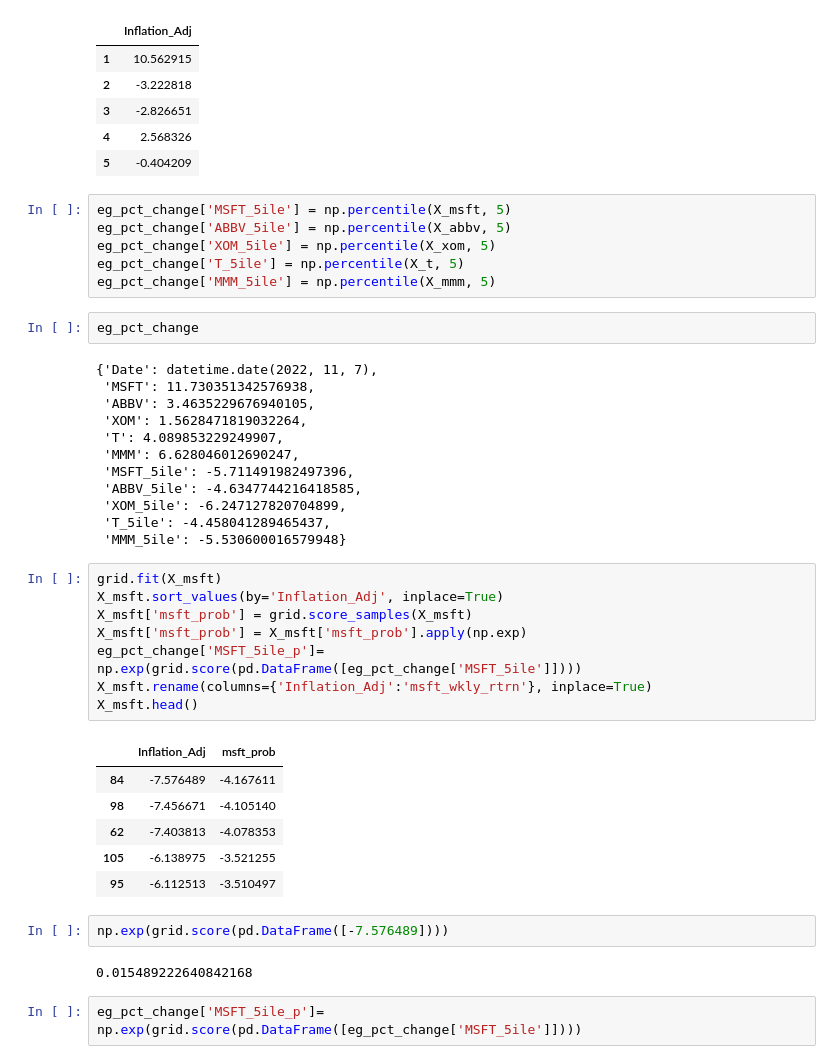
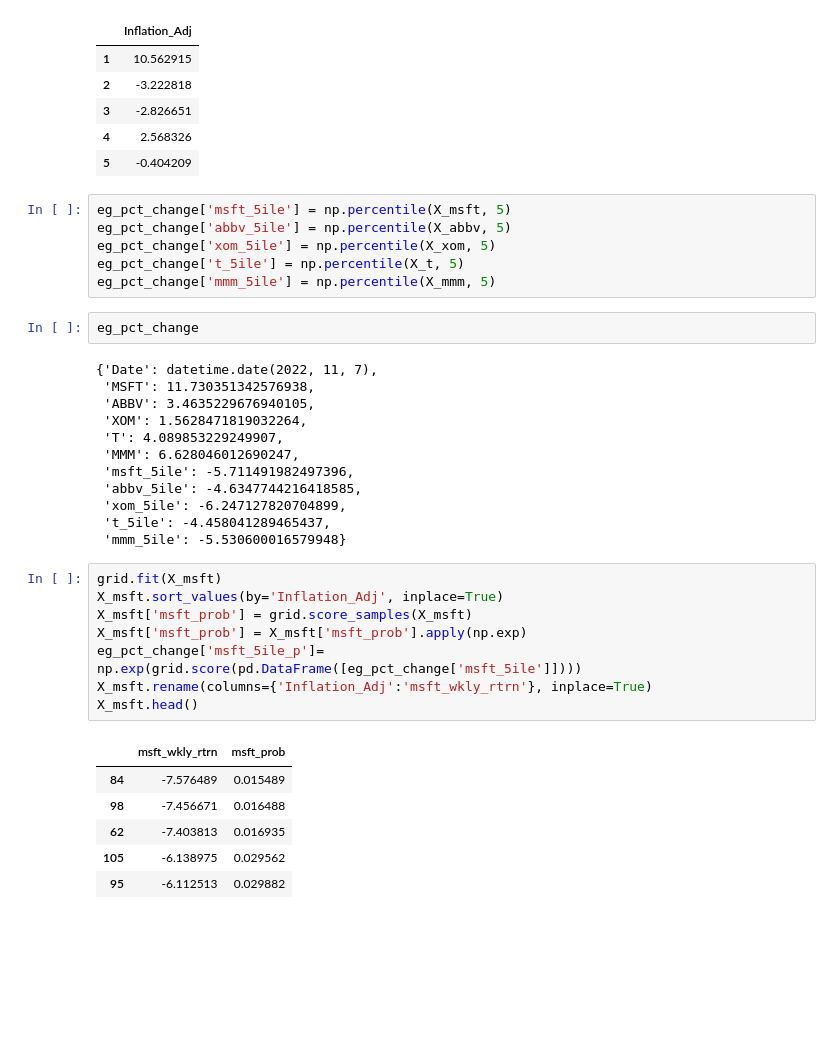
Before and after one commit to dtilley/quantitative_finance_toolkit, a Jupyter notebook: dollar_cost_averaging_with_adaptive_price_drop.ipynb, the cells around one changed output. Drawn from its saved outputs; the diff is of its cells as text; blank space fills up the shorter version.

```diff
--- a/dollar_cost_averaging_with_adaptive_price_drop.ipynb
+++ b/dollar_cost_averaging_with_adaptive_price_drop.ipynb
@@ -419,11 +435,11 @@ X_msft.head()
 | 4 | 2.568326 |
 | 5 | -0.404209 |
 # %%
-eg_pct_change['MSFT_5ile'] = np.percentile(X_msft, 5)
-eg_pct_change['ABBV_5ile'] = np.percentile(X_abbv, 5)
-eg_pct_change['XOM_5ile'] = np.percentile(X_xom, 5)
-eg_pct_change['T_5ile'] = np.percentile(X_t, 5)
-eg_pct_change['MMM_5ile'] = np.percentile(X_mmm, 5)
+eg_pct_change['msft_5ile'] = np.percentile(X_msft, 5)
+eg_pct_change['abbv_5ile'] = np.percentile(X_abbv, 5)
+eg_pct_change['xom_5ile'] = np.percentile(X_xom, 5)
+eg_pct_change['t_5ile'] = np.percentile(X_t, 5)
+eg_pct_change['mmm_5ile'] = np.percentile(X_mmm, 5)
 # %%
 eg_pct_change
 # %% [output]
@@ -433,29 +449,23 @@ eg_pct_change
  'XOM': 1.5628471819032264,
  'T': 4.089853229249907,
  'MMM': 6.628046012690247,
- 'MSFT_5ile': -5.711491982497396,
- 'ABBV_5ile': -4.6347744216418585,
- 'XOM_5ile': -6.247127820704899,
- 'T_5ile': -4.458041289465437,
- 'MMM_5ile': -5.530600016579948}
+ 'msft_5ile': -5.711491982497396,
+ 'abbv_5ile': -4.6347744216418585,
+ 'xom_5ile': -6.247127820704899,
+ 't_5ile': -4.458041289465437,
+ 'mmm_5ile': -5.530600016579948}
 # %%
 grid.fit(X_msft)
 X_msft.sort_values(by='Inflation_Adj', inplace=True)
 X_msft['msft_prob'] = grid.score_samples(X_msft)
 X_msft['msft_prob'] = X_msft['msft_prob'].apply(np.exp)
-eg_pct_change['MSFT_5ile_p']= np.exp(grid.score(pd.DataFrame([eg_pct_change['MSFT_5ile']])))
+eg_pct_change['msft_5ile_p']= np.exp(grid.score(pd.DataFrame([eg_pct_change['msft_5ile']])))
 X_msft.rename(columns={'Inflation_Adj':'msft_wkly_rtrn'}, inplace=True)
 X_msft.head()
 # %% [output]
-|  | Inflation_Adj | msft_prob |
-| 84 | -7.576489 | -4.167611 |
-| 98 | -7.456671 | -4.105140 |
-| 62 | -7.403813 | -4.078353 |
-| 105 | -6.138975 | -3.521255 |
-| 95 | -6.112513 | -3.510497 |
+|  | msft_wkly_rtrn | msft_prob |
+| 84 | -7.576489 | 0.015489 |
+| 98 | -7.456671 | 0.016488 |
+| 62 | -7.403813 | 0.016935 |
+| 105 | -6.138975 | 0.029562 |
+| 95 | -6.112513 | 0.029882 |
-# %%
-np.exp(grid.score(pd.DataFrame([-7.576489])))
-# %% [output]
-0.015489222640842168
-# %%
-eg_pct_change['MSFT_5ile_p']= np.exp(grid.score(pd.DataFrame([eg_pct_change['MSFT_5ile']])))
```
Also changed, not shown: parts of 70 cells of this notebook, 1 other file.
